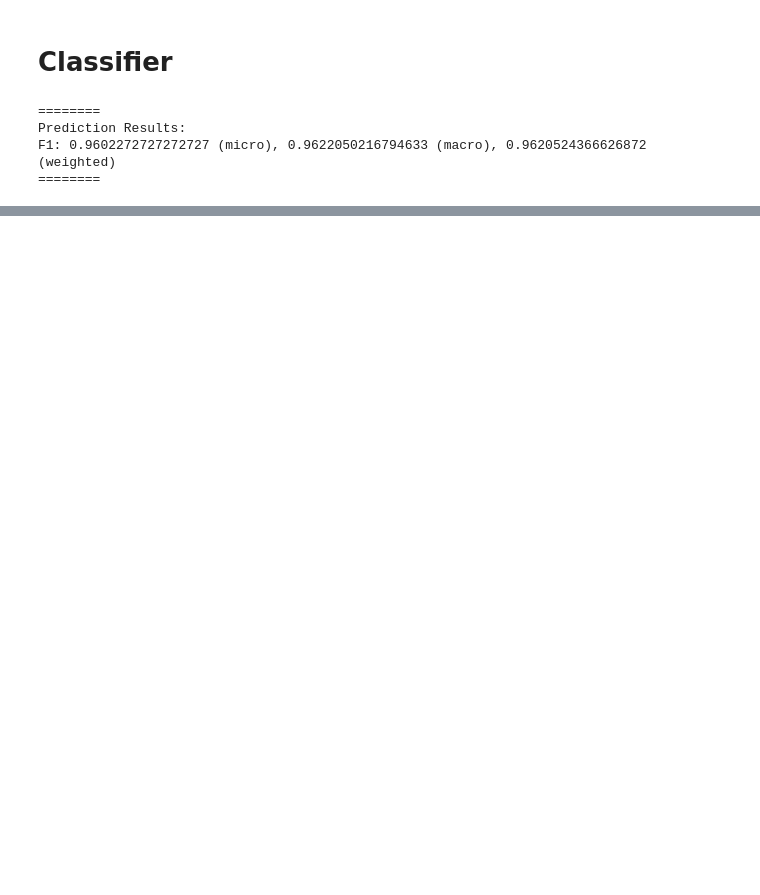
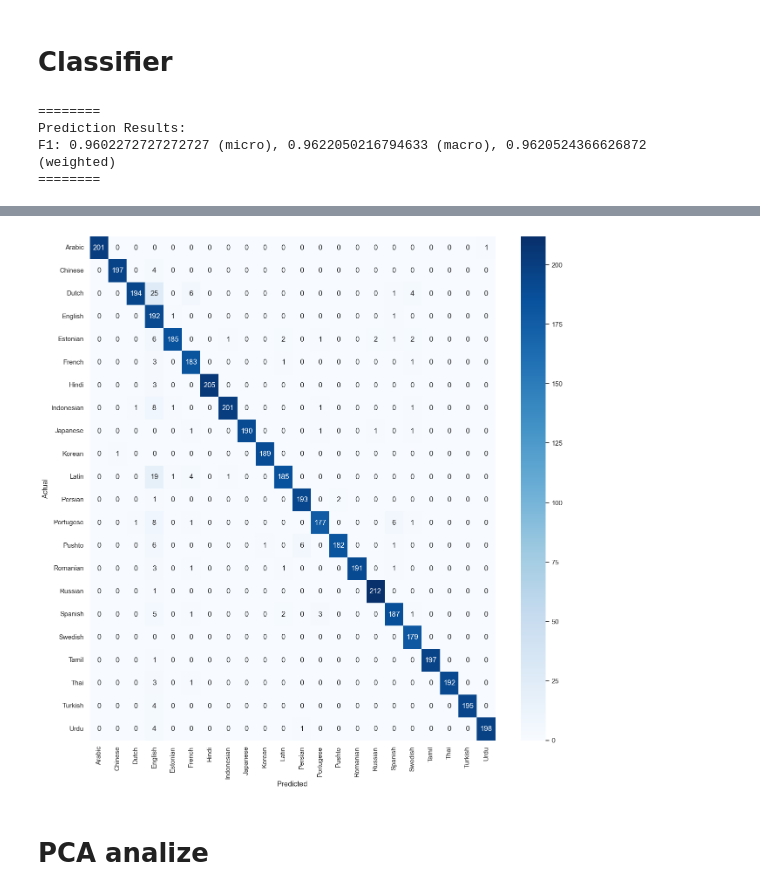
Before and after one commit to waze96/MUD_Labs_Git, a Jupyter notebook: LangDetect/source/langdetect.ipynb, the cells around one changed output, grey strips where cells are left out. Cells and saved outputs as stored; diff of their text form; code cells hidden in the pictures; blank space fills up the shorter version.

```diff
--- a/LangDetect/source/langdetect.ipynb
+++ b/LangDetect/source/langdetect.ipynb
@@ -13,7 +12,7 @@ import matplotlib.pyplot as plt
 # %%
 seed = 42
 random.seed(seed)
-analyzer = 'char'
+analyzer = 'word'
 raw = pd.read_csv('C:/Users/jordi/Documents/GitHub/MUD_Labs_Git/LangDetect/data/dataset.csv')
 voc_size = 1
 # %% [markdown]
@@ -230,3 +192,10 @@ plot_Confusion_Matrix(y_test, y_predict, "Greens")
+# %%
+# plot confusion matrix
+plot_Confusion_Matrix(y_test, y_predict, "Blues")
+# %% [output]
+[figure, added]
+# %% [markdown]
+# PCA analize
 # %%
 #Plot PCA
 print('========')
```
Also changed, not shown: parts of 30 cells of this notebook.
